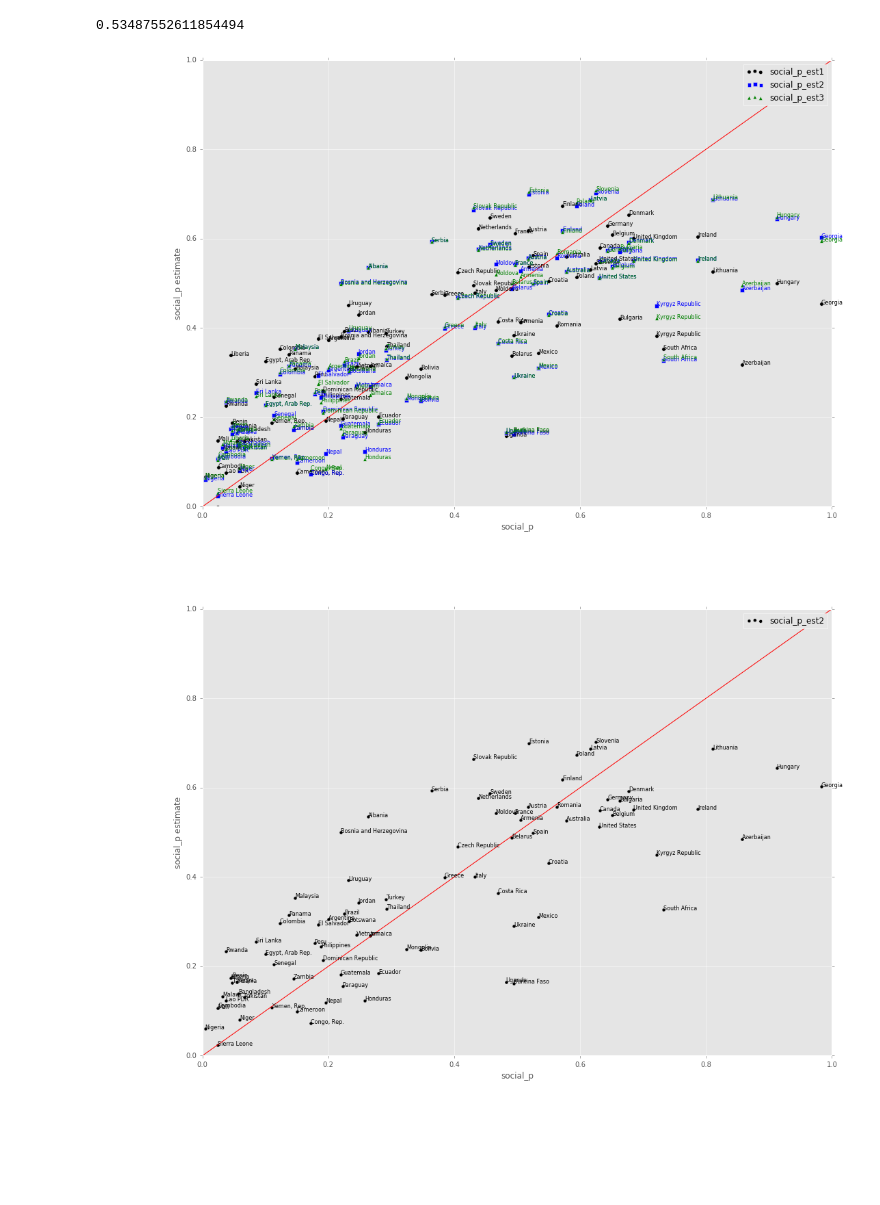
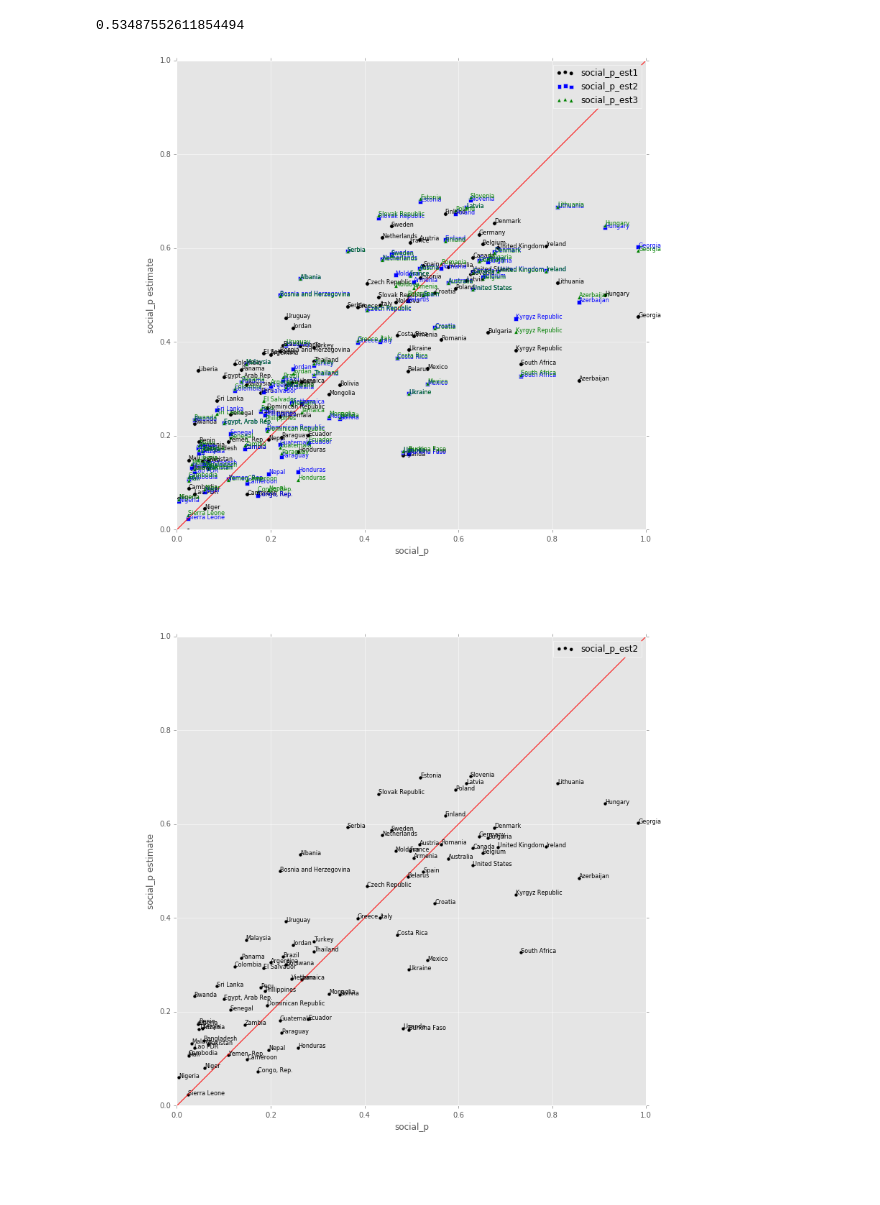
Before and after one commit to adrivsh/wb_social_transfers, a Jupyter notebook: social protection and governance analysis.ipynb, the cells around one changed output. Cells and saved outputs as stored; diff of their text form; code cells hidden in the pictures; blank space fills up the shorter version.

Commit message:
Added social_r regression and new graphs

```diff
--- a/social protection and governance analysis.ipynb
+++ b/social protection and governance analysis.ipynb
@@ -330,0 +360,4 @@ figure.savefig('regress_p4.pdf', format = 'pdf')
+# %%
+formula_r2='social_r ~ ILO_social + GE_EST + FSR'
+regress_r2 = smf.ols(formula=formula_r2, data=df_stats).fit()
+regress_r2.summary()
@@ -453,6 +512,8 @@ df_stats['social_p_est2'] = (regress_p2.params['Intercept'] +
                  regress_p2.params['np.log(ILO_social)']*np.log(df_stats['ILO_social']) +
                  regress_p2.params['GE_EST']*df_stats['GE_EST']+
                  regress_p2.params['remittance_gdp']*df_stats['remittance_gdp'])
+# %%
+df_stats['social_p_est'] = df_stats['social_p_est2']
 # %%
 regress_p2_nofsr.params
 # %% [output]
@@ -526,3 +595,8 @@ df_stats['social_p_est4'] = (regress_p4.params['Intercept'] +
+# %%
+df_stats['social_r_est'] = (regress_r2.params['Intercept'] +
+                 regress_r2.params['FSR[T.True]']*(df_stats['FSR']==True)+
+                 regress_r2.params['ILO_social']*np.log(df_stats['ILO_social']) +
+                 regress_r2.params['GE_EST']*df_stats['GE_EST'])
 # %% [markdown]
 # Graphical Output
 # %%
@@ -534,37 +608,37 @@ df_stats.social_p_est2.Albania
 # %% [output]
 0.53487552611854494
 # %%
-fig = plt.figure(figsize=[16.5,11.7])
+fig = plt.figure(figsize=[11.7,11.7])
 plt.scatter(df_stats['social_p'], df_stats['social_p_est1'], marker = 'o', s=30, c='k')
 plt.scatter(df_stats['social_p'], df_stats['social_p_est2'], marker = 's', s=30, c='b')
 plt.scatter(df_stats['social_p'], df_stats['social_p_est3'], marker = '^', s=30, c='g')
 #plt.scatter(df_stats['social_p'], df_stats['social_p_est2_nofsr'], marker = 'x', s=30, c='b')
 #plt.scatter(df_stats['social_p'], df_stats['social_p_est2_fsr'], marker = '+', s=30, c='b')
 
 plt.plot(np.linspace(0,1.2), np.linspace(0,1.2),'r-')
 for k in df_stats.index.values:
     plt.annotate(xy = [df_stats.loc[k,'social_p'], df_stats.loc[k,'social_p_est1']],
                  s=k, xycoords='data', fontsize=8)
 for k in df_stats.index.values:
     plt.annotate(xy = [df_stats.loc[k,'social_p'], df_stats.loc[k,'social_p_est2']],
                  s=k, xycoords='data', fontsize=8, color='b')
 for k in df_stats.index.values:
     plt.annotate(xy = [df_stats.loc[k,'social_p'], df_stats.loc[k,'social_p_est3']],
                  s=k, xycoords='data', fontsize=8, color='g')
 #for k in df_stats.index.values:
 #    plt.annotate(xy = [df_stats.loc[k,'social_p'], df_stats.loc[k,'social_p_est2_nofsr']],
 #                 s=k, xycoords='data', fontsize=6, color='k')
 #for k in df_stats.index.values:
 #    plt.annotate(xy = [df_stats.loc[k,'social_p'], df_stats.loc[k,'social_p_est2_fsr']],
 #                 s=k, xycoords='data', fontsize=6, color='k')
 
     plt.xlim([0,1.0]), plt.ylim([0.,1.0])
 plt.xlabel('social_p'), plt.ylabel('social_p estimate'), plt.legend()
-plt.savefig('social_p-ILO_social_regress_p_comparison.pdf', format='pdf', bbox_inches='tight')
+plt.savefig('social_p-social_p_est_comparison.pdf', format='pdf', bbox_inches='tight')
 # %% [output]
-[figure, old version]
+[figure, new version]
 # %%
-fig = plt.figure(figsize=[16.5,11.7])
+fig = plt.figure(figsize=[11.7,11.7])
 #plt.scatter(df_stats['social_p'], df_stats['social_p_est1'], marker = 'o', s=30, c='k')
 plt.scatter(df_stats['social_p'], df_stats['social_p_est2'], marker = 'o', s=25, c='k')
 #plt.scatter(df_stats['social_p'], df_stats['social_p_est3'], marker = '^', s=30, c='g')
@@ -588,9 +662,9 @@ for k in df_stats.index.values:
 #    plt.annotate(xy = [df_stats.loc[k,'social_p'], df_stats.loc[k,'social_p_est2_fsr']],
 #                 s=k, xycoords='data', fontsize=6, color='k')
 
-    plt.xlim([0,1.0]), plt.ylim([0.,1.0])
+plt.xlim([0,1.0]), plt.ylim([0.,1.0])
 plt.xlabel('social_p'), plt.ylabel('social_p estimate'), plt.legend()
-plt.savefig('social_p-ILO_social_regress_1.pdf', format='pdf', bbox_inches='tight')
+plt.savefig('social_p-social_p_est.pdf', format='pdf', bbox_inches='tight')
 plt.savefig('/Users/steffen/ownCloud/drucken/social_p-ILO_social_regress_2.pdf', format='pdf', bbox_inches='tight')
 # %% [output]
-[figure, old version]
+[figure, new version]
```
Also changed, not shown: parts of 16 cells of this notebook.
